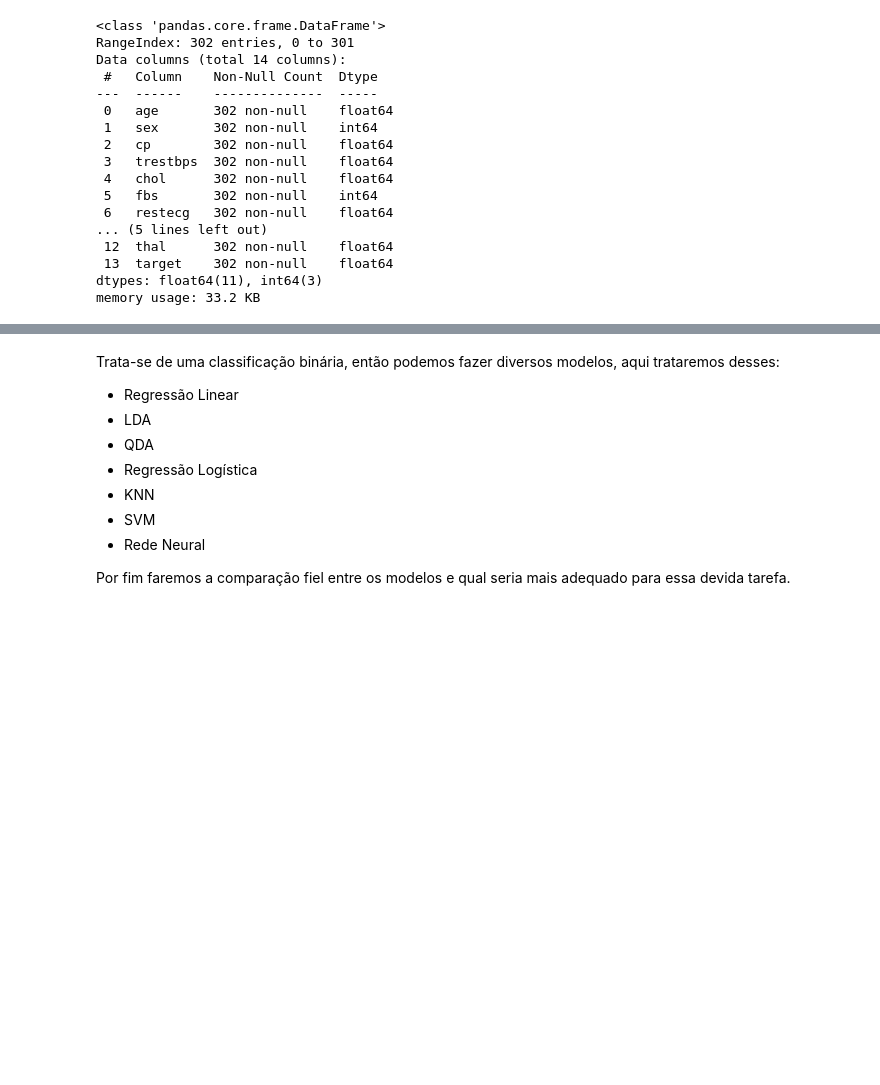
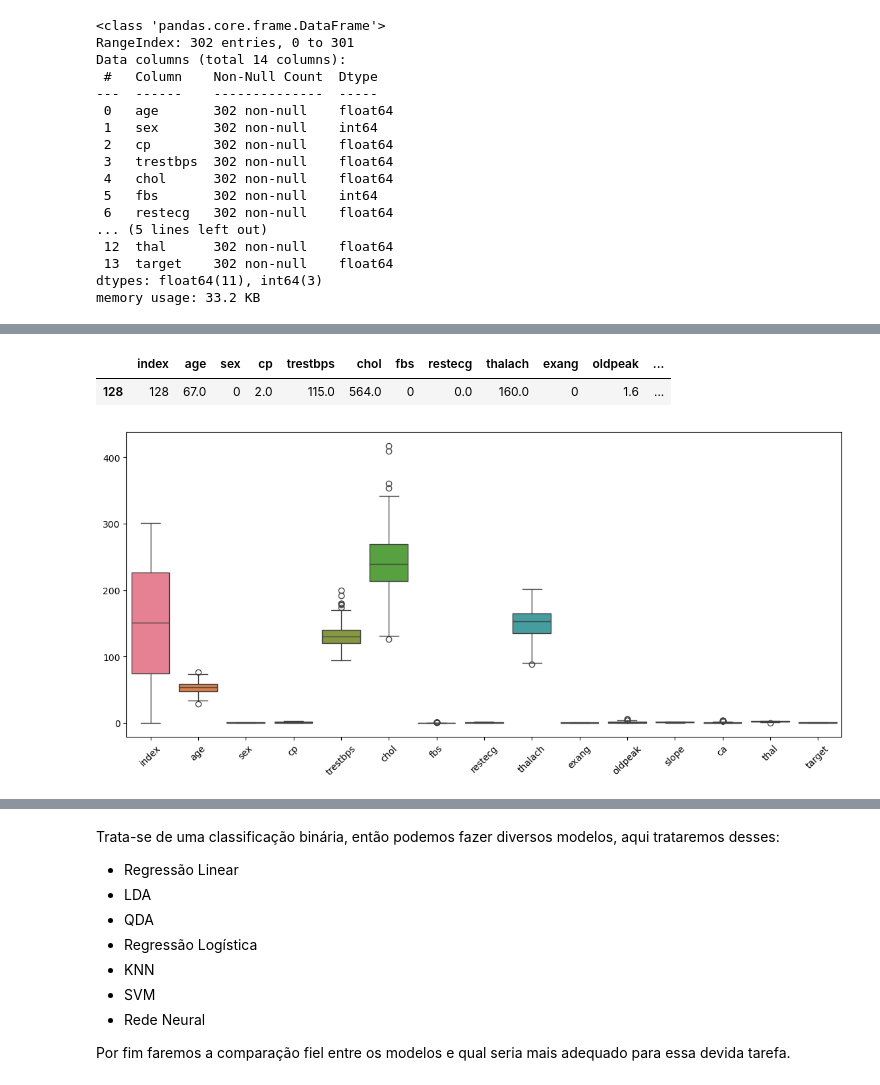
Before and after one commit to Igor-Roberto-Alves/Machine-Learning-1-Project-, a Jupyter notebook: Heart_DS_Complete.ipynb, the cells around one changed output, grey strips where cells are left out. Saved outputs shown, nothing was run; the diff lists cells and outputs as text; code cells hidden in the pictures; blank space fills up the shorter version.

```diff
--- a/Heart_DS_Complete.ipynb
+++ b/Heart_DS_Complete.ipynb
@@ -247,0 +247,15 @@ plt.show()
+# %%
+heart_imputed = heart_imputed.reset_index()
+heart_imputed.loc[heart_imputed["chol"] > 500]
+# %% [output]
+|  | index | age | sex | cp | trestbps | chol | fbs | restecg | thalach | exang | oldpeak | ... |
+| 128 | 128 | 67.0 | 0 | 2.0 | 115.0 | 564.0 | 0 | 0.0 | 160.0 | 0 | 1.6 | ... |
+# %%
+heart_imputed = heart_imputed.drop(index = 128)
+# %%
+plt.figure(figsize=(14, 6))
+sns.boxplot(data=heart_imputed.select_dtypes(include=np.number))
+plt.xticks(rotation=45)
+plt.show()
+# %% [output]
+[figure, added]
```
Also changed, not shown: parts of 164 cells of this notebook.
